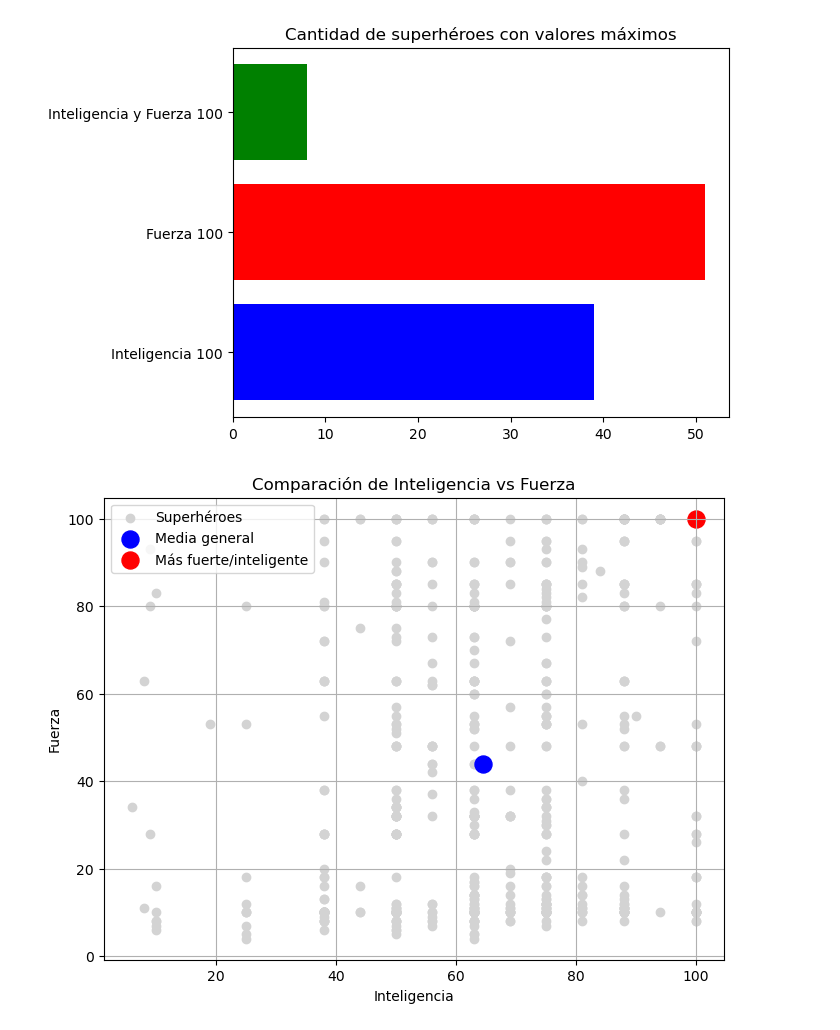
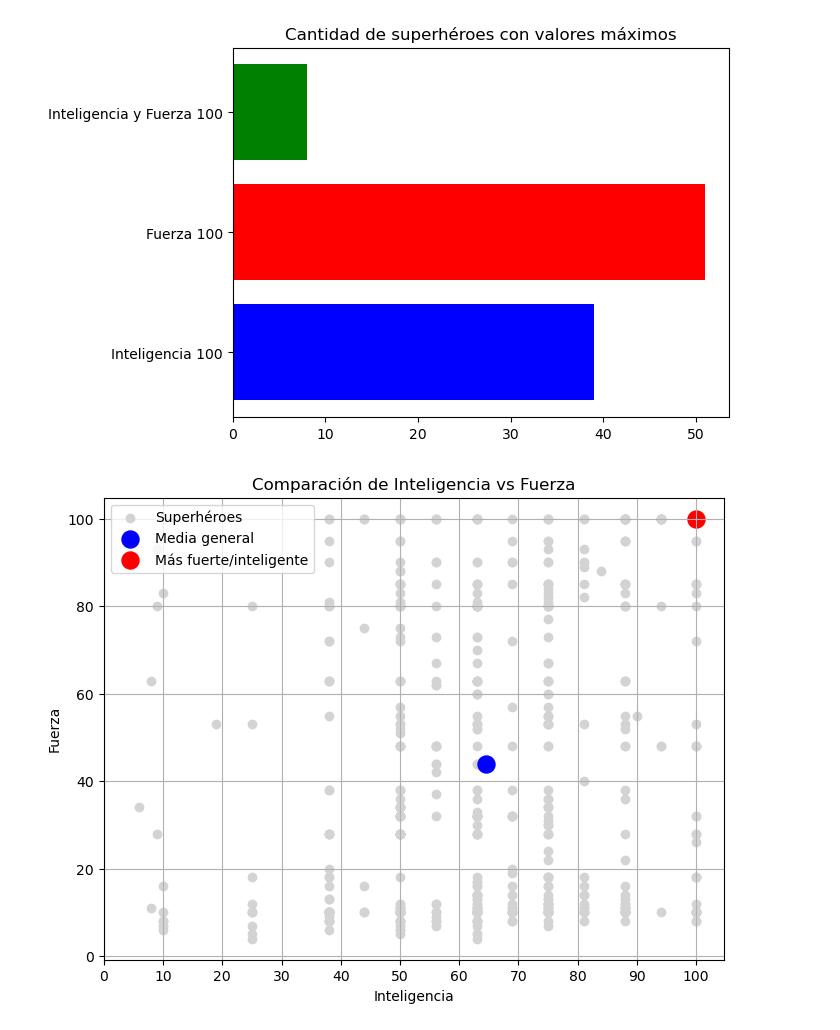
Before and after one commit to Anxo555/Proyecto-Api-Superheroes, a Jupyter notebook: Analisis_datos_PAOLO/Preguntas 1 y 2 final.ipynb, the cells around one changed output. Drawn from its saved outputs; the diff is of its cells as text; code cells hidden in the pictures.

```diff
--- a/Analisis_datos_PAOLO/Preguntas 1 y 2 final.ipynb
+++ b/Analisis_datos_PAOLO/Preguntas 1 y 2 final.ipynb
@@ -1,7 +1,7 @@
 # %%
 import pandas as pd
 
-df = pd.read_csv("Data/heroes_completo_limpio.csv")
+df = pd.read_csv("../Proyecto/Data/heroes_completo_limpio.csv")
 # %%
 df.head()
 # %% [output]
@@ -247,20 +255,23 @@ superheroe_mas_inteligente_fuerte = df1.loc[34,["Inteligencia", "Fuerza"]].mean(
 # %%
 plt.figure(figsize=(8,6))
 
 # Todos los superhéroes
 plt.scatter(df1["Inteligencia"], df1["Fuerza"], color="lightgray", label="Superhéroes")
 
 # Media general
 plt.scatter(media_inteligencia, media_fuerza, color="blue", s=150, label="Media general")
 
 # Superhéroe más fuerte e inteligente
 plt.scatter(df1.loc[34, "Inteligencia"], df1.loc[34, "Fuerza"], color="red", s=150, label="Más fuerte/inteligente")
 
 plt.xlabel("Inteligencia")
 plt.ylabel("Fuerza")
 plt.title("Comparación de Inteligencia vs Fuerza")
 plt.legend()
 plt.grid(True)
+
+plt.xticks(range(0, int(df1["Inteligencia"].max())+10, 10))
+
 plt.show()
 # %% [output]
-[figure, old version]
+[figure, new version]
```
Also changed, not shown: parts of 4 cells of this notebook, 2 other files.
